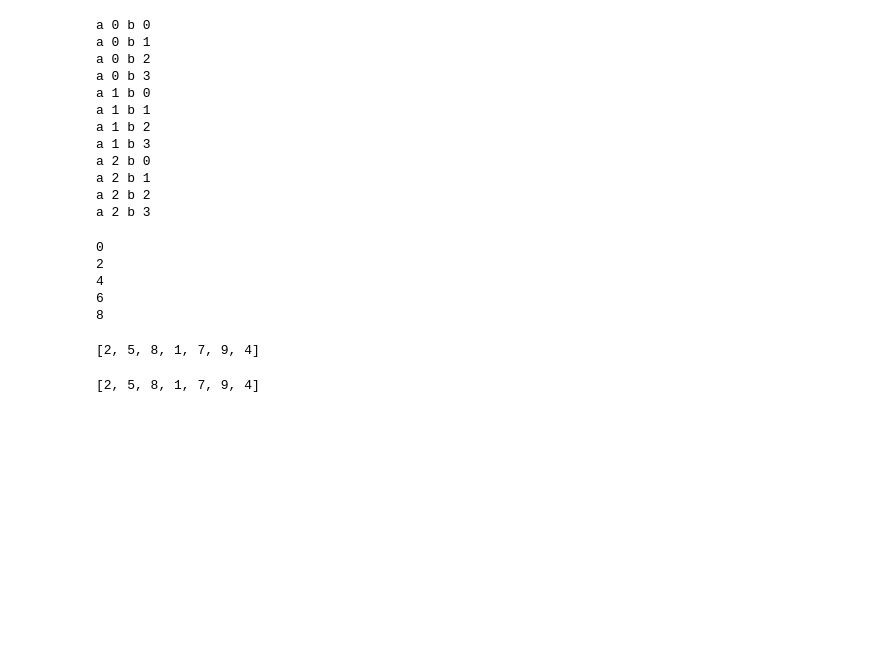
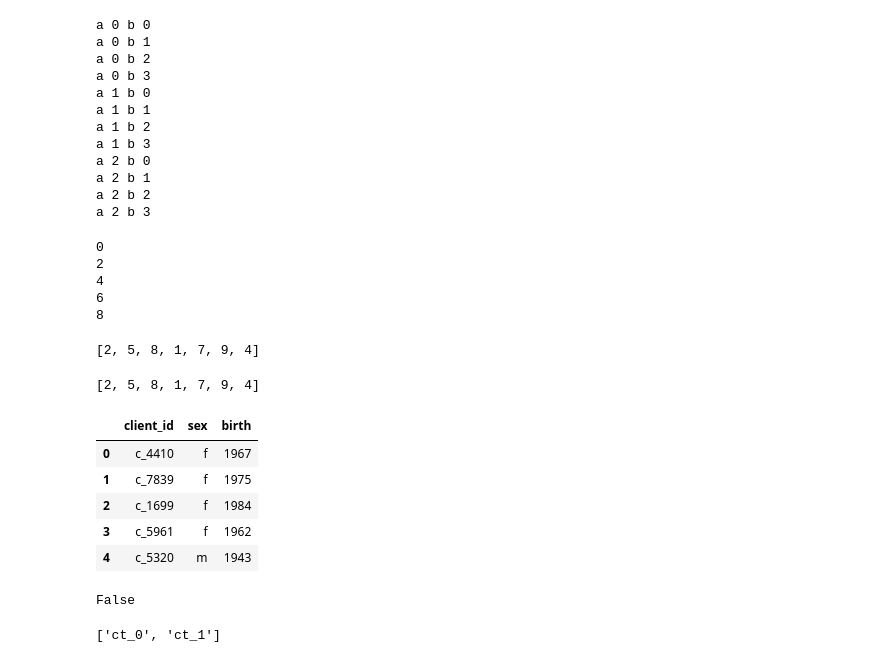
Before and after one commit to MyFrance/Exercices_python, a Jupyter notebook: exercices_python.ipynb, the cells around one changed output. Drawn from its saved outputs; the diff is of its cells as text; code cells hidden in the pictures; blank space fills up the shorter version.

Commit message:
rechercher un élement avec la méthode all

```diff
--- a/exercices_python.ipynb
+++ b/exercices_python.ipynb
@@ -779,13 +779,44 @@ for i in liste:
 print(liste_nombres_positifs)
 # %% [output]
 [2, 5, 8, 1, 7, 9, 4]
-# %%
-# exercice50
-# filtrer la liste en ne récupérant que les nombres positifs
-# Deuxième méthode en utilisant la compréhension de liste
-j'aime beaucoup cette méthode trop fac
-liste = [2, 5 , 8, 1, -4, 7 , -10, -17, 9, 4 ]
-liste_nombres_positifs = [i for i in liste if i > 0]
-print(liste_nombres_positifs)
-# %% [output]
-[2, 5, 8, 1, 7, 9, 4]
+# %%
+# exercice50
+# filtrer la liste en ne récupérant que les nombres positifs
+# Deuxième méthode en utilisant la compréhension de liste
+#j'aime beaucoup cette méthode trop facile en une seule ligne
+liste = [2, 5 , 8, 1, -4, 7 , -10, -17, 9, 4 ]
+liste_nombres_positifs = [i for i in liste if i > 0]
+print(liste_nombres_positifs)
+# %% [output]
+[2, 5, 8, 1, 7, 9, 4]
+# %%
+#exercice51
+# Dans ce exercice, nous voulons savoir si dans la colonne client_id du dataframe,
+# si tous les client_id commencent par c_.
+# si c'est pas le cas, afficher les autre début d'identifiants contenus dans la colonne client_id
+
+import pandas as pd
+customers = pd.read_csv("C:/Users/Utilisateur/projet 4/customers.csv")
+customers.head()
+# %% [output]
+|  | client_id | sex | birth |
+| 0 | c_4410 | f | 1967 |
+| 1 | c_7839 | f | 1975 |
+| 2 | c_1699 | f | 1984 |
+| 3 | c_5961 | f | 1962 |
+| 4 | c_5320 | m | 1943 |
+# %%
+#Nous allons rechercher dans ce dataframe si tous les client_id commencent par c_.
+#En appliquant la méthode all, si elle nous retourne false dans ce cas tous les clients id ne commencent pas pas c_
+
+all([f.startswith("c_") for f in customers["client_id"]])
+# %% [output]
+False
+# %%
+#ici on a donc au moins deux types de début d'identifiant
+#On va donc rechercher les identifiants ne commençant pas par c_
+
+type_identifiant = [i for i in customers["client_id"] if i.startswith("c_") == False]
+print(type_identifiant)
+# %% [output]
+['ct_0', 'ct_1']
```
